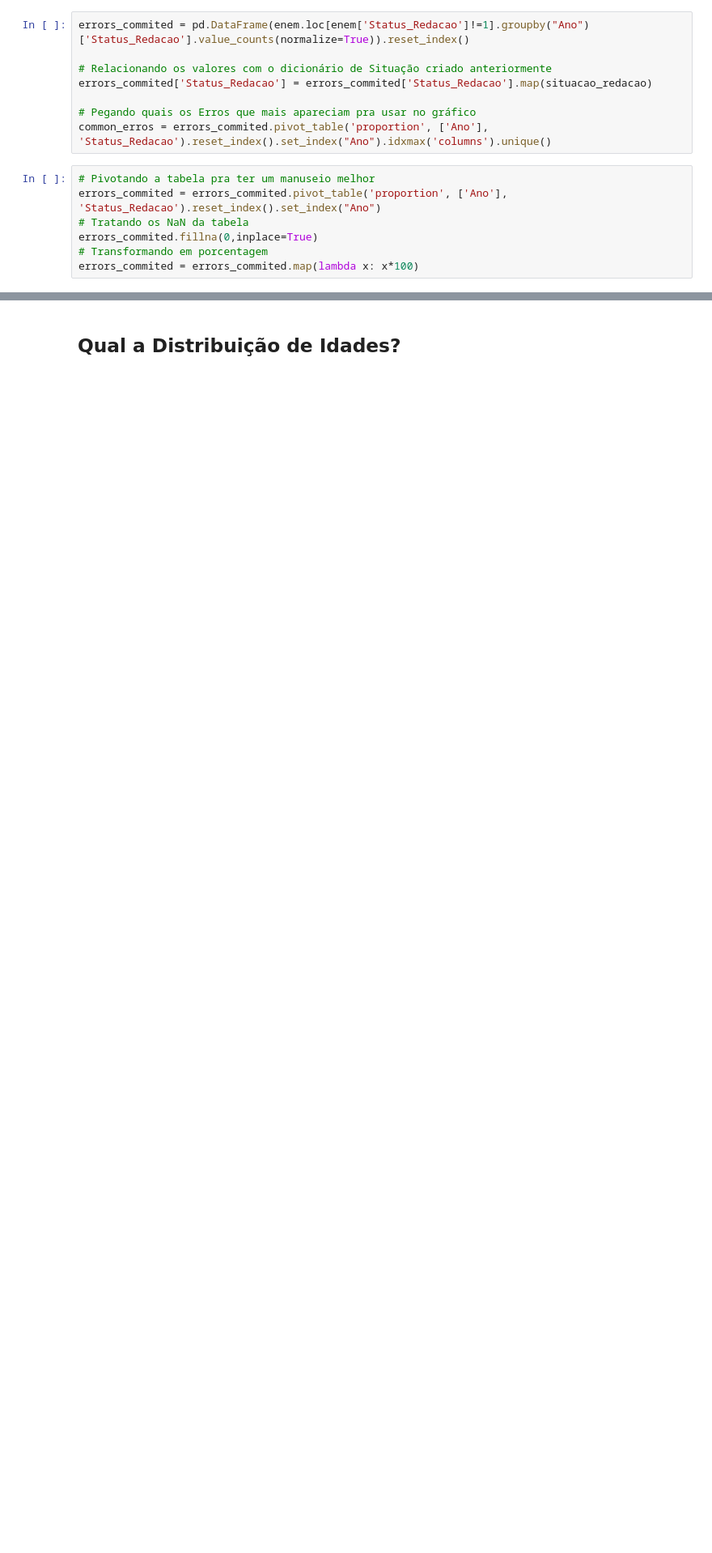
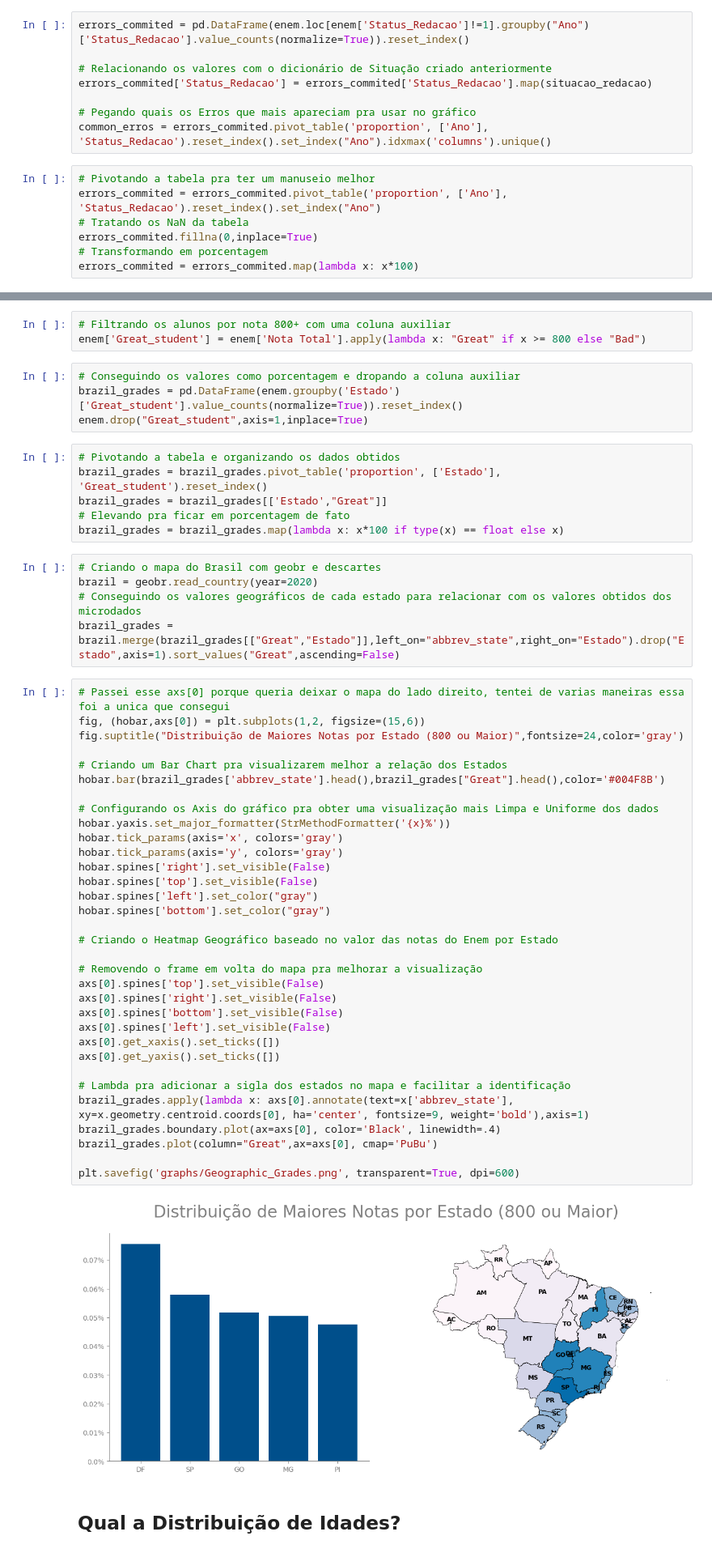
Before and after one commit to LiamFer/ENEM-Analysis, a Jupyter notebook: main_analysis.ipynb, the cells around one changed output, grey strips where cells are left out. Shown at 81% size. Saved outputs shown, nothing was run; the diff lists cells and outputs as text; blank space fills up the shorter version.

Commit message:
Heatmap de Qualidade

```diff
--- a/main_analysis.ipynb
+++ b/main_analysis.ipynb
@@ -284,2 +237,55 @@ plt.savefig('graphs/common_erros.png', transparent=True, dpi=600)
+# %%
+# Filtrando os alunos por nota 800+ com uma coluna auxiliar
+enem['Great_student'] = enem['Nota Total'].apply(lambda x: "Great" if x >= 800 else "Bad")
+# %%
+# Conseguindo os valores como porcentagem e dropando a coluna auxiliar
+brazil_grades = pd.DataFrame(enem.groupby('Estado')['Great_student'].value_counts(normalize=True)).reset_index()
+enem.drop("Great_student",axis=1,inplace=True)
+# %%
+# Pivotando a tabela e organizando os dados obtidos
+brazil_grades = brazil_grades.pivot_table('proportion', ['Estado'], 'Great_student').reset_index()
+brazil_grades = brazil_grades[['Estado',"Great"]]
+# Elevando pra ficar em porcentagem de fato
+brazil_grades = brazil_grades.map(lambda x: x*100 if type(x) == float else x)
+# %%
+# Criando o mapa do Brasil com geobr e descartes
+brazil = geobr.read_country(year=2020)
+# Conseguindo os valores geográficos de cada estado para relacionar com os valores obtidos dos microdados
+brazil_grades = brazil.merge(brazil_grades[["Great","Estado"]],left_on="abbrev_state",right_on="Estado").drop("Estado",axis=1).sort_values("Great",ascending=False)
+# %%
+# Passei esse axs[0] porque queria deixar o mapa do lado direito, tentei de varias maneiras essa foi a unica que consegui
+fig, (hobar,axs[0]) = plt.subplots(1,2, figsize=(15,6))
+fig.suptitle("Distribuição de Maiores Notas por Estado (800 ou Maior)",fontsize=24,color='gray')
+
+# Criando um Bar Chart pra visualizarem melhor a relação dos Estados
+hobar.bar(brazil_grades['abbrev_state'].head(),brazil_grades["Great"].head(),color='#004F8B')
+
+# Configurando os Axis do gráfico pra obter uma visualização mais Limpa e Uniforme dos dados
+hobar.yaxis.set_major_formatter(StrMethodFormatter('{x}%'))
+hobar.tick_params(axis='x', colors='gray')
+hobar.tick_params(axis='y', colors='gray')
+hobar.spines['right'].set_visible(False)
+hobar.spines['top'].set_visible(False)
+hobar.spines['left'].set_color("gray")
+hobar.spines['bottom'].set_color("gray")
+
+# Criando o Heatmap Geográfico baseado no valor das notas do Enem por Estado
+
+# Removendo o frame em volta do mapa pra melhorar a visualização
+axs[0].spines['top'].set_visible(False)
+axs[0].spines['right'].set_visible(False)
+axs[0].spines['bottom'].set_visible(False)
+axs[0].spines['left'].set_visible(False)
+axs[0].get_xaxis().set_ticks([])
+axs[0].get_yaxis().set_ticks([])
+
+# Lambda pra adicionar a sigla dos estados no mapa e facilitar a identificação
+brazil_grades.apply(lambda x: axs[0].annotate(text=x['abbrev_state'], xy=x.geometry.centroid.coords[0], ha='center', fontsize=9, weight='bold'),axis=1)
+brazil_grades.boundary.plot(ax=axs[0], color='Black', linewidth=.4)
+brazil_grades.plot(column="Great",ax=axs[0], cmap='PuBu')
+
+plt.savefig('graphs/Geographic_Grades.png', transparent=True, dpi=600)
+# %% [output]
+[figure, added]
 # %% [markdown]
 ## Qual a Distribuição de Idades?
```
Also changed, not shown: parts of 8 cells of this notebook, 2 other files.
